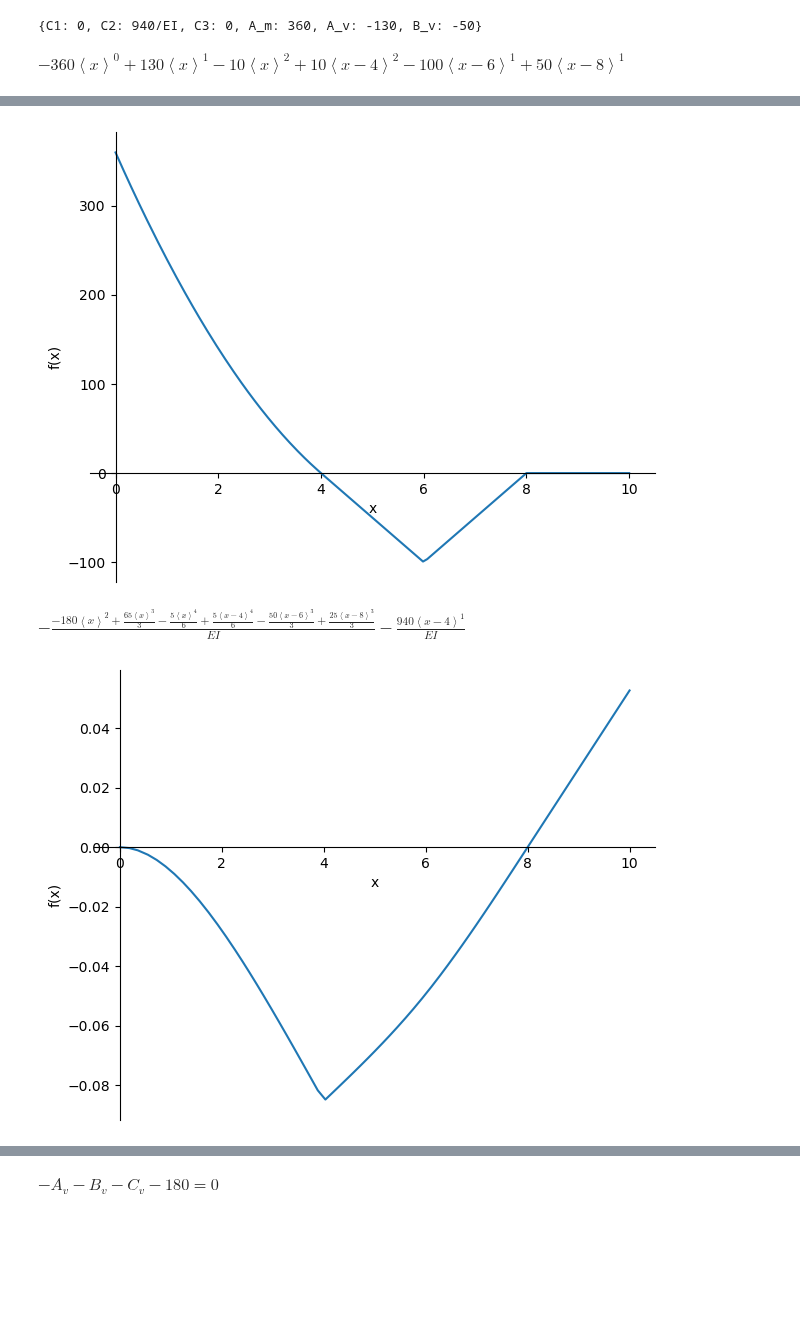
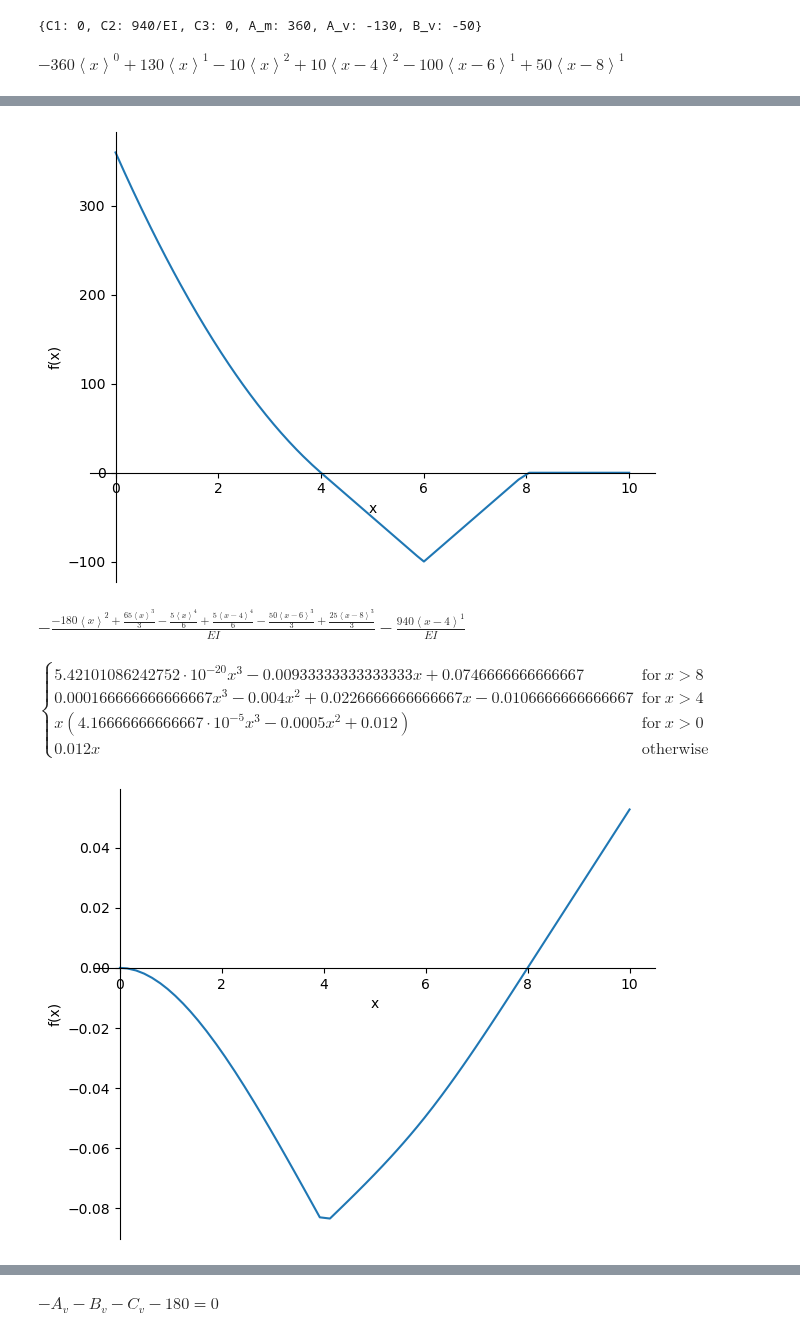
Before and after one commit to TeachBooks/sympy_mechanics, a Jupyter notebook: Other examples/Singularity_function_with_hinged_beam.ipynb, the cells around one changed output, grey strips where cells are left out. Saved outputs shown, nothing was run; the diff lists cells and outputs as text; code cells hidden in the pictures; blank space fills up the shorter version.

```diff
--- a/Other examples/Singularity_function_with_hinged_beam.ipynb
+++ b/Other examples/Singularity_function_with_hinged_beam.ipynb
@@ -279,9 +293,11 @@ display(sol)
 # %%
 M_sol = M.subs(sol)
 display(M_sol)
+display(sp.simplify(M_subs.rewrite(sp.Piecewise)))
 sp.plot(-M_sol.subs(EI, 10e-2 * 2e5),(x,0,10))
 w_sol = w.subs(sol)
 display(w_sol)
+display(sp.simplify(w_subs.rewrite(sp.Piecewise)))
 sp.plot(-w_sol.subs(EI, 10e-2 * 2e5),(x,0,10));
 # %% [output]
 $\displaystyle - 360 {\left\langle x \right\rangle}^{0} + 130 {\left\langle x \right\rangle}^{1} - 10 {\left\langle x \right\rangle}^{2} + 10 {\left\langle x - 4 \right\rangle}^{2} - 100 {\left\langle x - 6 \right\rangle}^{1} + 50 {\left\langle x - 8 \right\rangle}^{1}$
@@ -288,6 +305,7 @@ $\displaystyle - 360 {\left\langle x \right\rangle}^{0} + 130 {\left\langle x \r
 [figure]
-$\displaystyle - \frac{- 180 {\left\langle x \right\rangle}^{2} + \frac{65 {\left\langle x \right\rangle}^{3}}{3} - \frac{5 {\left\langle x \right\rangle}^{4}}{6} + \frac{5 {\left\langle x - 4 \right\rangle}^{4}}{6} - \frac{50 {\left\langle x - 6 \right\rangle}^{3}}{3} + \frac{25 {\left\langle x - 8 \right\rangle}^{3}}{3}}{EI} - \frac{940 {\left\langle x - 4 \right\rangle}^{1}}{EI}$
+$\displaystyle - \frac{- 180 {\left\langle x \right\rangle}^{2} + \frac{65 {\left\langle x \right\rangle}^{3}}{3} - \frac{5 {\left\langle x \right\rangle}^{4}}{6} + \frac{5 {\left\langle x - 4 \right\rangle}^{4}}{6} - \frac{50 {\left\langle x - 6 \right\rangle}^{3}}{3} + \frac{25 {\left\langle x - 8 \right\rangle}^{3}}{3}}{EI} - \frac{940 {\left\langle x - 4 \right\rangle}^{1}}{EI}$
+$\displaystyle \begin{cases} 5.42101086242752 \cdot 10^{-20} x^{3} - 0.00933333333333333 x + 0.0746666666666667 & \text{for}\: x > 8 \\0.000166666666666667 x^{3} - 0.004 x^{2} + 0.0226666666666667 x - 0.0106666666666667 & \text{for}\: x > 4 \\x \left(4.16666666666667 \cdot 10^{-5} x^{3} - 0.0005 x^{2} + 0.012\right) & \text{for}\: x > 0 \\0.012 x & \text{otherwise} \end{cases}$
-[figure, old version]
+[figure, new version]
 # %% [markdown]
 ## Statically  indeterminate structure ##
 Now a statically indeterminate structure is solved,
```
Also changed, not shown: parts of 6 cells of this notebook.
